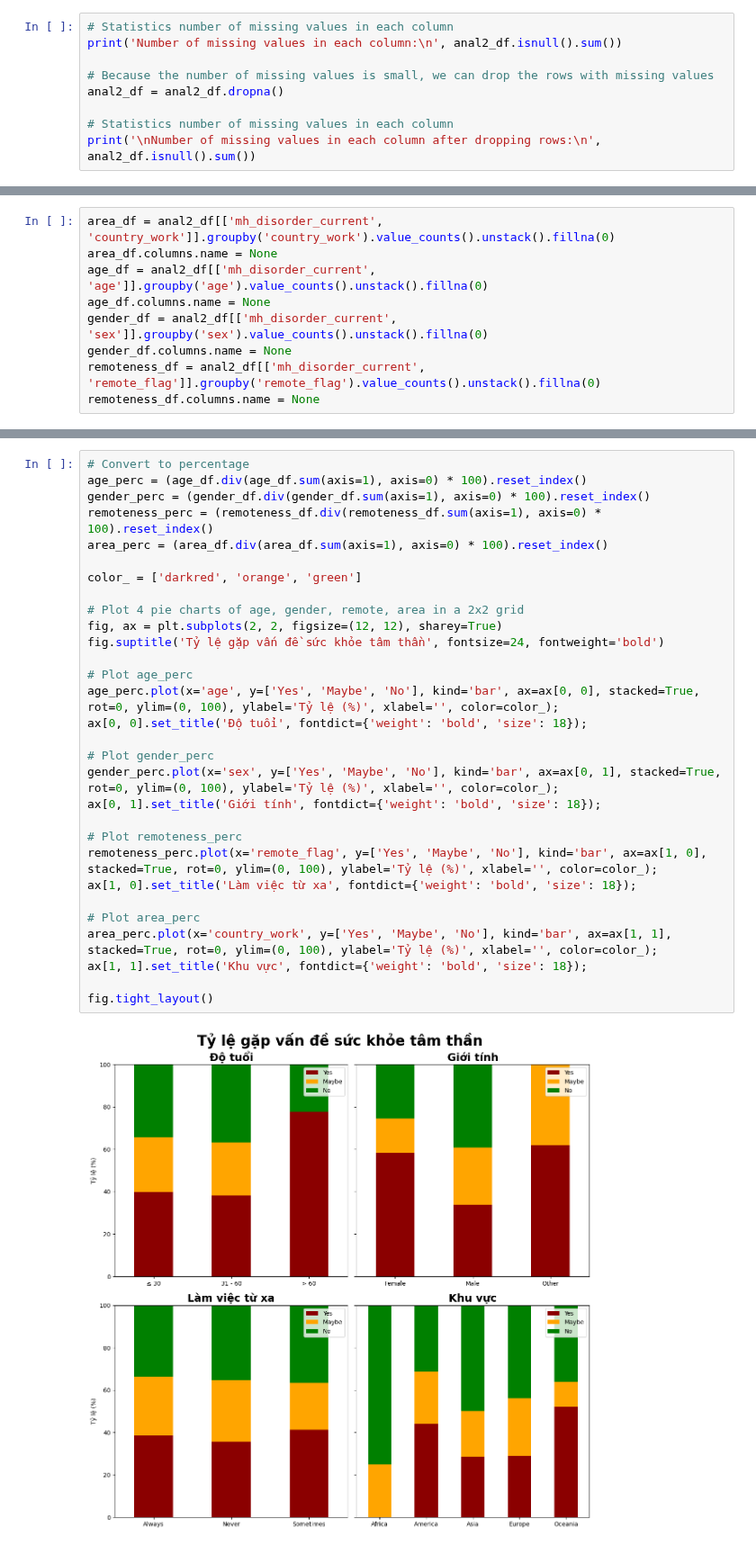
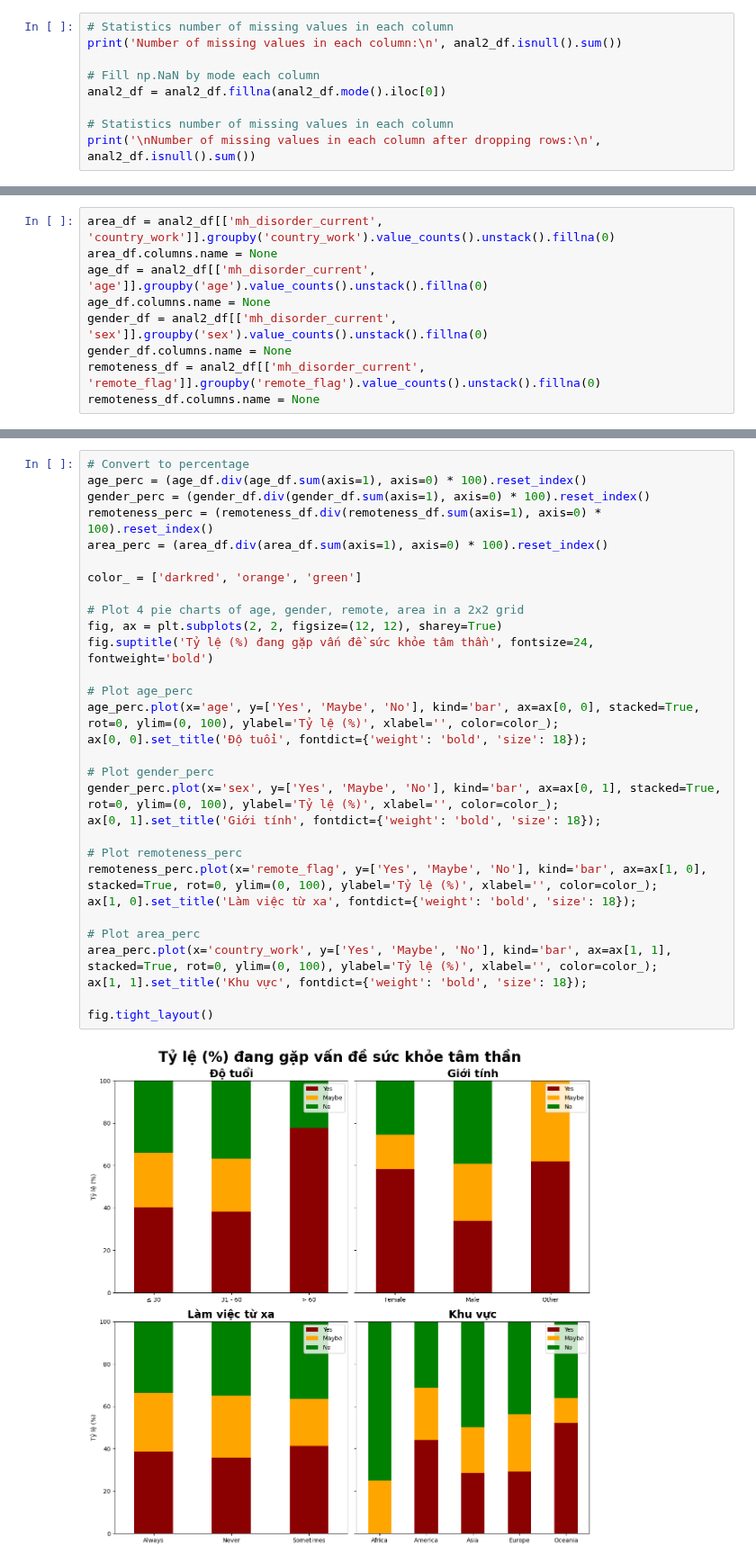
Before and after one commit to iam-Dylan/pfds-final-project, a Jupyter notebook: 4.2-analyzing.ipynb, the cells around one changed output, grey strips where cells are left out. Shown at 90% size. Drawn from its saved outputs; the diff is of its cells as text.

```diff
--- a/4.2-analyzing.ipynb
+++ b/4.2-analyzing.ipynb
@@ -330,8 +296,8 @@ anal2_df.sample(5)
 # Statistics number of missing values in each column
 print('Number of missing values in each column:\n', anal2_df.isnull().sum())
 
-# Because the number of missing values is small, we can drop the rows with missing values
-anal2_df = anal2_df.dropna()
+# Fill np.NaN by mode each column
+anal2_df = anal2_df.fillna(anal2_df.mode().iloc[0])
 
 # Statistics number of missing values in each column
 print('\nNumber of missing values in each column after dropping rows:\n', anal2_df.isnull().sum())
@@ -446,33 +416,33 @@ area_df.head()
 # %%
 # Convert to percentage
 age_perc = (age_df.div(age_df.sum(axis=1), axis=0) * 100).reset_index()
 gender_perc = (gender_df.div(gender_df.sum(axis=1), axis=0) * 100).reset_index()
 remoteness_perc = (remoteness_df.div(remoteness_df.sum(axis=1), axis=0) * 100).reset_index()
 area_perc = (area_df.div(area_df.sum(axis=1), axis=0) * 100).reset_index()
 
 color_ = ['darkred', 'orange', 'green']
 
 # Plot 4 pie charts of age, gender, remote, area in a 2x2 grid
 fig, ax = plt.subplots(2, 2, figsize=(12, 12), sharey=True)
-fig.suptitle('Tỷ lệ gặp vấn đề sức khỏe tâm thần', fontsize=24, fontweight='bold')
+fig.suptitle('Tỷ lệ (%) đang gặp vấn đề sức khỏe tâm thần', fontsize=24, fontweight='bold')
 
 # Plot age_perc
 age_perc.plot(x='age', y=['Yes', 'Maybe', 'No'], kind='bar', ax=ax[0, 0], stacked=True, rot=0, ylim=(0, 100), ylabel='Tỷ lệ (%)', xlabel='', color=color_);
 ax[0, 0].set_title('Độ tuổi', fontdict={'weight': 'bold', 'size': 18});
 
 # Plot gender_perc
 gender_perc.plot(x='sex', y=['Yes', 'Maybe', 'No'], kind='bar', ax=ax[0, 1], stacked=True, rot=0, ylim=(0, 100), ylabel='Tỷ lệ (%)', xlabel='', color=color_);
 ax[0, 1].set_title('Giới tính', fontdict={'weight': 'bold', 'size': 18});
 
 # Plot remoteness_perc
 remoteness_perc.plot(x='remote_flag', y=['Yes', 'Maybe', 'No'], kind='bar', ax=ax[1, 0], stacked=True, rot=0, ylim=(0, 100), ylabel='Tỷ lệ (%)', xlabel='', color=color_);
 ax[1, 0].set_title('Làm việc từ xa', fontdict={'weight': 'bold', 'size': 18});
 
 # Plot area_perc
 area_perc.plot(x='country_work', y=['Yes', 'Maybe', 'No'], kind='bar', ax=ax[1, 1], stacked=True, rot=0, ylim=(0, 100), ylabel='Tỷ lệ (%)', xlabel='', color=color_);
 ax[1, 1].set_title('Khu vực', fontdict={'weight': 'bold', 'size': 18});
 
 fig.tight_layout()
 # %% [output]
-[figure, old version]
+[figure, new version]
 # %% [markdown]
```
Also changed, not shown: parts of 37 cells of this notebook.
